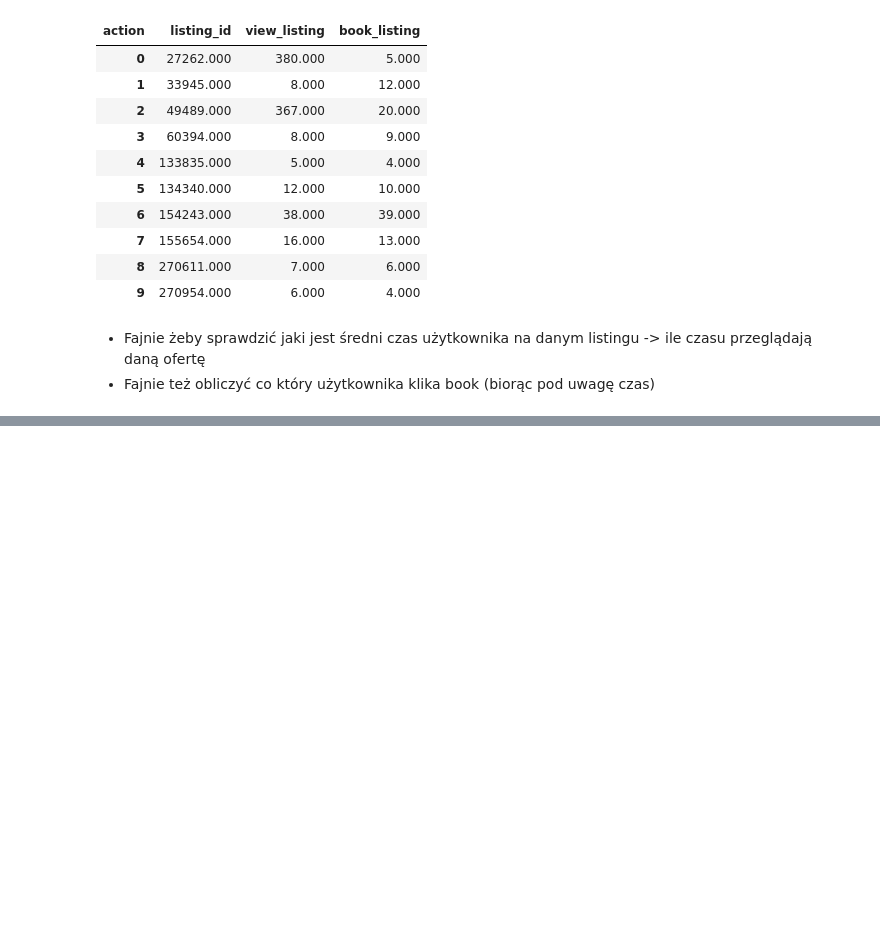
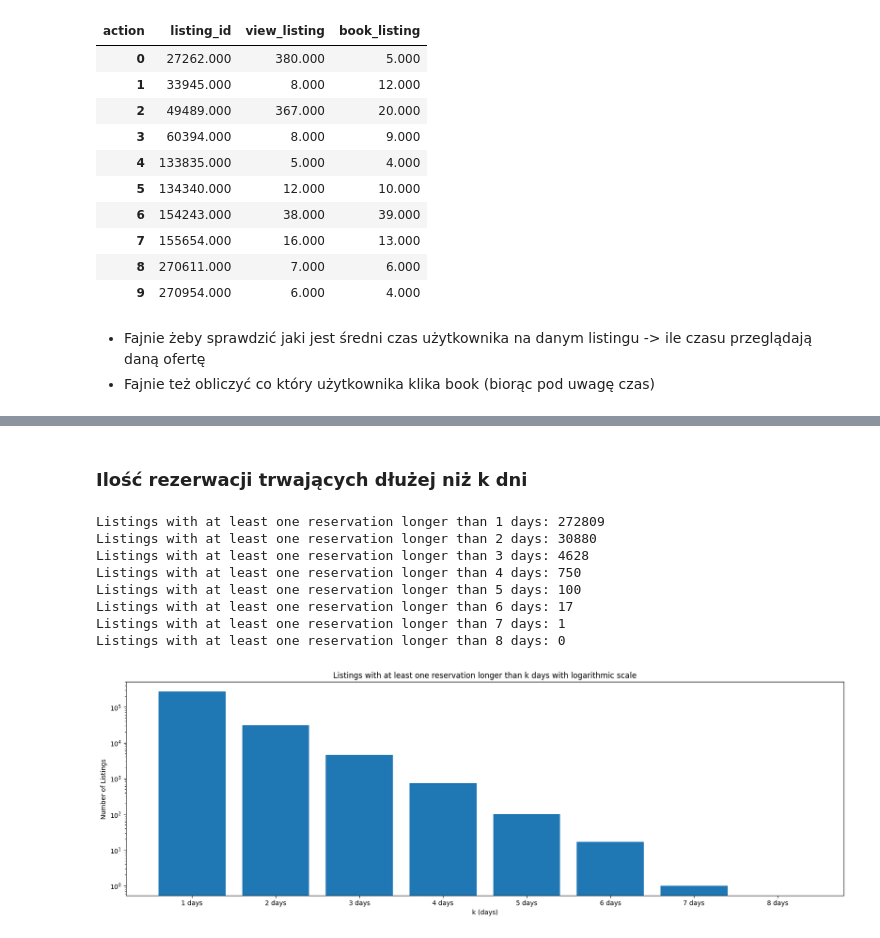
Before and after one commit to psiku/IUM-long-stay-insights, a Jupyter notebook: notebooks/data_v1_eda.ipynb, the cells around one changed output, grey strips where cells are left out. Saved outputs shown, nothing was run; the diff lists cells and outputs as text; code cells hidden in the pictures; blank space fills up the shorter version.

Commit message:
Created a function to select only listings with reservations longer than k days

```diff
--- a/notebooks/data_v1_preprocessing.ipynb
+++ b/notebooks/data_v1_eda.ipynb
@@ -809,0 +831,80 @@ listing_actions.head(10)
+# %% [markdown]
+### Ilość rezerwacji trwających dłużej niż k dni
+# %%
+def get_listings_with_reservations_longer_than_k_days(k: int, df: pd.DataFrame) -> pd.DataFrame:
+    """ Returns a lisitngs with at least one reservation longer than k days """
+    df = df.copy()
+
+    df = df[df['available'] == 'f']
+    df['date'] = pd.to_datetime(df['date'])
+
+    # drop NaN dates
+    df = df.dropna(subset=['date'])
+
+    # convert to datetime
+    df['date'] = pd.to_datetime(df['date'])
+
+
+    # Sort by listing_id and date
+    df = df.sort_values(by=['listing_id', 'date'])
+
+    # date difference
+    df['prev_listing'] = df['listing_id'].shift()
+    df['prev_date'] = df['date'].shift()
+    df['date_diff'] = (df['date'] - df['prev_date']).dt.days.fillna(0)
+
+    # flag to check if it's a new block
+    df['new_block'] = (df['listing_id'] != df['prev_listing']) | (df['date_diff'] != 1)
+
+    # identify blocks of consecutive days
+    df['block_id'] = df['new_block'].cumsum()
+
+    block_lengths = df.groupby('block_id').size().rename('consecutive_days')
+    df = df.merge(block_lengths, on='block_id')
+
+    # aggregations on listings
+    reservations = df.groupby('block_id').agg(
+        listing_id=('listing_id', 'first'),
+        starting_day=('date', 'min'),
+        last_day=('date', 'max'),
+        price=('price', 'first'),
+        minimum_nights=('minimum_nights', 'min'),
+        maximum_nights=('maximum_nights', 'max'),
+        nights=('consecutive_days', 'first'),
+        adjusted_price=('adjusted_price', 'first'),
+        available=('available', 'first'),
+    ).reset_index(drop=True)
+
+
+    # filter
+    reservations = reservations[reservations['nights'] >= k]
+
+    return reservations
+
+
+heights = []
+for k in [1, 2, 3, 4, 5, 6, 7, 8]:
+    reservations = get_listings_with_reservations_longer_than_k_days(k, calendar_dataframe)
+    print(f"Listings with at least one reservation longer than {k} days: {reservations.shape[0]}")
+    heights.append(reservations.shape[0])
+
+# bar plot with heights/total number of reservations
+
+plt.figure(figsize=(20, 6))
+plt.bar(range(1, 9), heights)
+plt.yscale('log')
+plt.title('Listings with at least one reservation longer than k days with logarithmic scale')
+plt.xlabel('k (days)')
+plt.ylabel('Number of Listings')
+plt.xticks(range(1, 9), [f"{i} days" for i in range(1, 9)])
+plt.show()
+# %% [output]
+Listings with at least one reservation longer than 1 days: 272809
+Listings with at least one reservation longer than 2 days: 30880
+Listings with at least one reservation longer than 3 days: 4628
+Listings with at least one reservation longer than 4 days: 750
+Listings with at least one reservation longer than 5 days: 100
+Listings with at least one reservation longer than 6 days: 17
+Listings with at least one reservation longer than 7 days: 1
+Listings with at least one reservation longer than 8 days: 0
+[figure, added]
```
Also changed, not shown: parts of 4 cells of this notebook.
